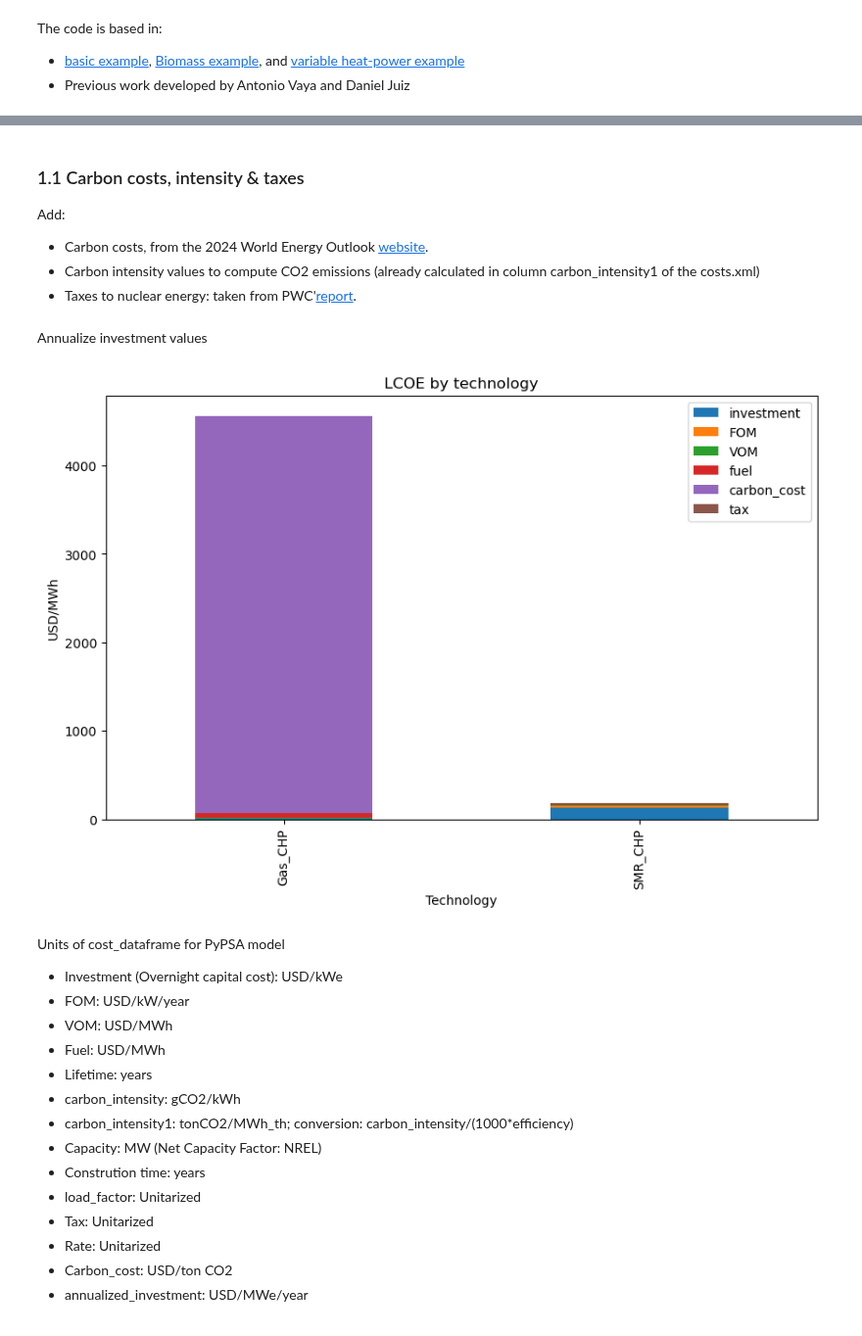
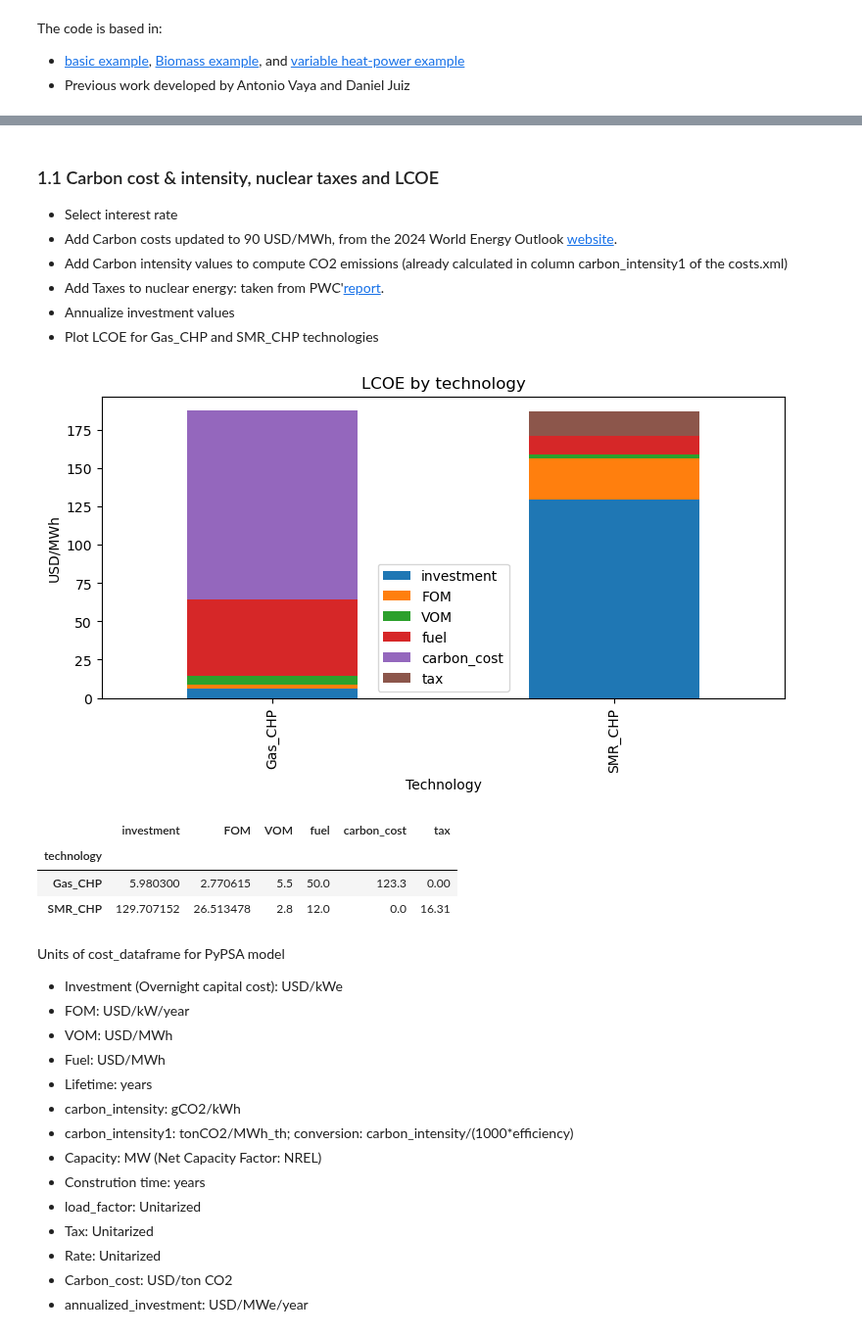
Before and after one commit to C-ansi-eof/SIDNE-Model, a Jupyter notebook: SMR_multilink.ipynb, the cells around one changed output, grey strips where cells are left out. Shown at 98% size. Saved outputs shown, nothing was run; the diff lists cells and outputs as text; code cells hidden in the pictures.

Commit message:
set carbon threshold explicit

```diff
--- a/SMR_multilink.ipynb
+++ b/SMR_multilink.ipynb
@@ -62,6 +51,8 @@ for tech in techs:
 # %% [markdown]
-### 1.1 Carbon costs, intensity & taxes
-Add:
-- Carbon costs, from the 2024 World Energy Outlook [website](https://www.iea.org/reports/world-energy-outlook-2024).
-- Carbon intensity values to compute CO2 emissions (already calculated in column carbon_intensity1 of the costs.xml)
-- Taxes to nuclear energy: taken from PWC'[report](https://www.pwc.es/es/publicaciones/energia/assets/fiscalidad-parque-nuclear.pdf).
+### 1.1 Carbon cost & intensity, nuclear taxes and LCOE
+- Select interest rate
+- Add Carbon costs updated to 90 USD/MWh, from the 2024 World Energy Outlook [website](https://www.iea.org/reports/world-energy-outlook-2024).
+- Add Carbon intensity values to compute CO2 emissions (already calculated in column carbon_intensity1 of the costs.xml)
+- Add Taxes to nuclear energy: taken from PWC'[report](https://www.pwc.es/es/publicaciones/energia/assets/fiscalidad-parque-nuclear.pdf).
+- Annualize investment values
+- Plot LCOE for Gas_CHP and SMR_CHP technologies
@@ -76,2 +58,0 @@ cost.loc["SMR_CHP", "tax"]=16.31 #impact of taxes, 16.31 // Source PWC
-# %% [markdown]
-Annualize investment values
@@ -86,20 +59,43 @@ cost["annualized_investment"]=annualized_inv #Add to cost dataframe
-# %%
-#Plot LCOE
-df3 = pd.DataFrame()
-for tech in techs:
-    df3=pd.concat([df3, packages.LCOE(tech, cost, tech)])
-
-df3['Total'] = df3.sum(axis=1)
-df3 = df3.sort_values(by='Total', ascending=False)
-df3 = df3.drop(columns=['Total'])
-
-df3.plot(kind='bar', stacked=True, figsize=(10, 6))
-plt.xlabel('Technology')
-plt.ylabel('USD/MWh')
-plt.title('LCOE by technology')
-plt.show()
-# %% [output]
-[figure, removed]
+# %%
+select_rate=cost.loc["SMR_CHP","rate"] #Sensibility parameters
+cost.loc["Gas_CHP", "carbon_cost"]=274.  # 90 USD/tonCO2 by 2024 World Energy Outlook
+# carbon_intensity column in [gCO2/kWh]
+# carbon_intensity1 column in [tCO2/MWh_th] *note the conversion factor: 1/(1000*efficiency)
+cost["tax"] = cost["tax"].astype(float) # assign as float
+cost.loc["SMR_CHP", "tax"]=16.31 #impact of taxes, 16.31 // Source PWC
+
+#annualiaze investment costs
+lifetime= cost["lifetime"].values
+annualized_inv=[packages.annualized(val, select_rate, lifetime[i])*1000 for i, val
+in enumerate(cost["investment"].values)] #1000_factor_to_convert_to_USD/MW/year
+cost["annualized_investment"]=annualized_inv #Add to cost dataframe
+
+
+df1 = pd.DataFrame() # create df1 to Compute LCOE
+techs=['SMR_CHP', 'Gas_CHP']
+for tech in techs:
+    df1=pd.concat([df1, packages.LCOE(tech, cost, tech)])
+
+cost_LCOE = pd.DataFrame() # create dataframe cost_LCOE to sum LCOE costs for each tech
+cost_LCOE['LCOE_Total'] = df1.sum(axis=1)
+# plot LCOE
+df1['Total'] = df1.sum(axis=1)
+df1 = df1.sort_values(by='Total', ascending=False)
+df1 = df1.drop(columns=['Total'])
+
+df1.plot(kind='bar', stacked=True, figsize=(9, 4))
+plt.xlabel('Technology')
+plt.ylabel('USD/MWh')
+plt.title('LCOE by technology')
+plt.show()
+df1
+#cost_LCOE.loc["SMR_CHP","LCOE_Total"]
+# %% [output]
+[figure, added]
+|  | investment | FOM | VOM | fuel | carbon_cost | tax |
+| technology |  |  |  |  |  |  |
+| Gas_CHP | 5.980300 | 2.770615 | 5.5 | 50.0 | 123.3 | 0.00 |
+| SMR_CHP | 129.707152 | 26.513478 | 2.8 | 12.0 | 0.0 | 16.31 |
 # %% [markdown]
 Units of cost_dataframe for PyPSA model
 
```
Also changed, not shown: parts of 15 cells of this notebook, 3 other files.
